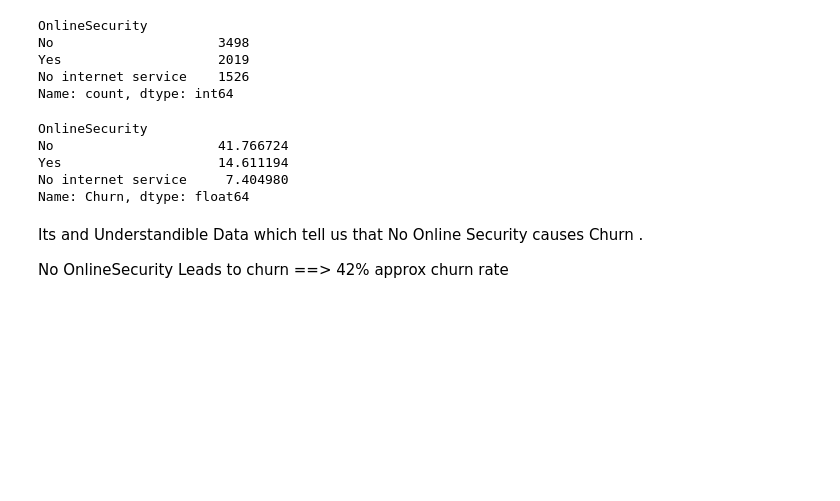
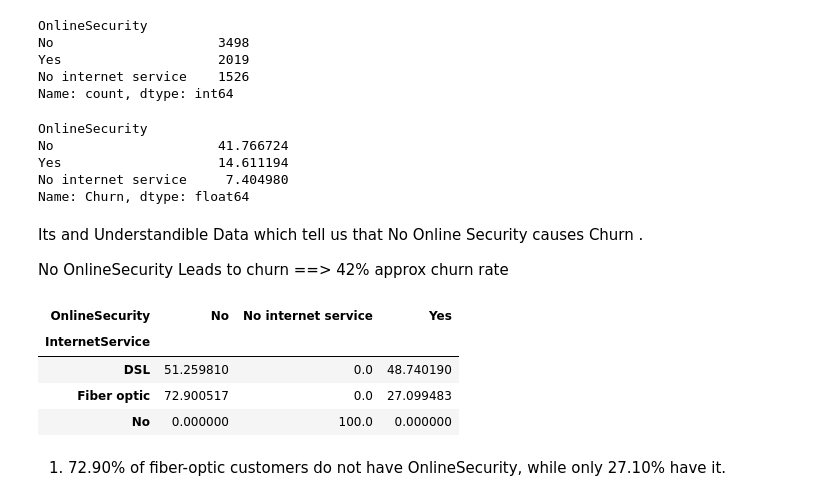
Before and after one commit to Aka101010/mlops-ml-project, a Jupyter notebook: 01_eda.ipynb, the cells around one changed output. Saved outputs shown, nothing was run; the diff lists cells and outputs as text; code cells hidden in the pictures; blank space fills up the shorter version.

```diff
--- a/01_eda.ipynb
+++ b/01_eda.ipynb
@@ -1008,3 +1008,17 @@ Its and Understandible Data which tell us that No Online Security causes Churn .
 
 
 No OnlineSecurity Leads to churn ==> 42% approx churn rate
+# %%
+pd.crosstab(
+    df["InternetService"],
+    df["OnlineSecurity"],
+    normalize="index"
+) * 100
+# %% [output]
+| OnlineSecurity | No | No internet service | Yes |
+| InternetService |  |  |  |
+| DSL | 51.259810 | 0.0 | 48.740190 |
+| Fiber optic | 72.900517 | 0.0 | 27.099483 |
+| No | 0.000000 | 100.0 | 0.000000 |
+# %% [markdown]
+1.  72.90% of fiber-optic customers do not have OnlineSecurity, while only 27.10% have it.
```
Also changed, not shown: parts of 34 cells of this notebook.
